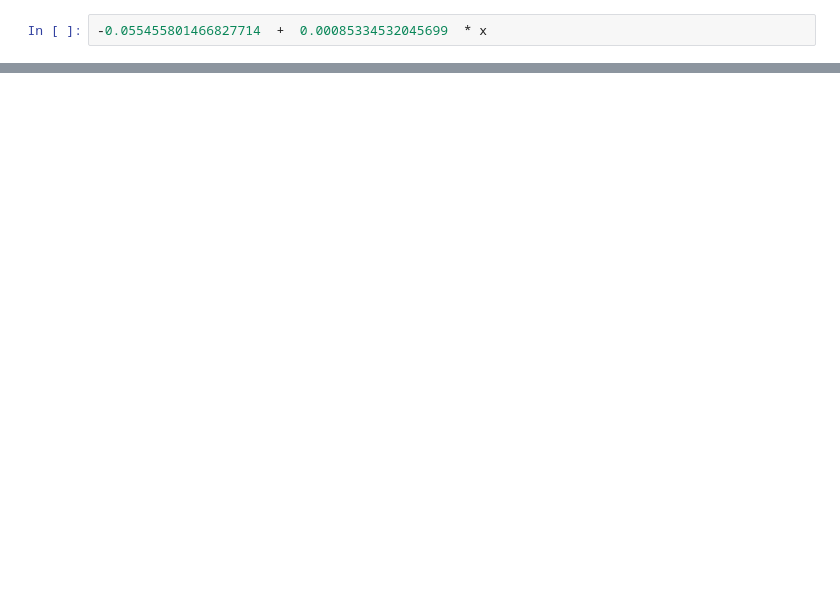
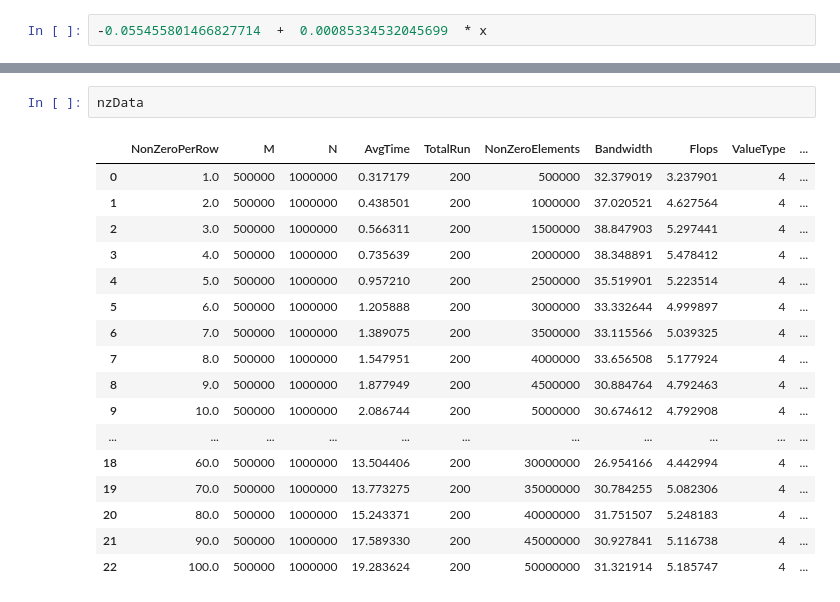
Before and after one commit to marufdsi/Benchmark_SpMV_using_CSR5, a Jupyter notebook: CSR5_SpMV_GPU_Plots.ipynb, the cells around one changed output, grey strips where cells are left out. Saved outputs shown, nothing was run; the diff lists cells and outputs as text; blank space fills up the shorter version.

```diff
--- a/CSR5_SpMV_GPU_Plots.ipynb
+++ b/CSR5_SpMV_GPU_Plots.ipynb
@@ -399,0 +606,20 @@ matrices = [
+# %%
+nzData
+# %% [output]
+|  | NonZeroPerRow | M | N | AvgTime | TotalRun | NonZeroElements | Bandwidth | Flops | ValueType | ... |
+| 0 | 1.0 | 500000 | 1000000 | 0.317179 | 200 | 500000 | 32.379019 | 3.237901 | 4 | ... |
+| 1 | 2.0 | 500000 | 1000000 | 0.438501 | 200 | 1000000 | 37.020521 | 4.627564 | 4 | ... |
+| 2 | 3.0 | 500000 | 1000000 | 0.566311 | 200 | 1500000 | 38.847903 | 5.297441 | 4 | ... |
+| 3 | 4.0 | 500000 | 1000000 | 0.735639 | 200 | 2000000 | 38.348891 | 5.478412 | 4 | ... |
+| 4 | 5.0 | 500000 | 1000000 | 0.957210 | 200 | 2500000 | 35.519901 | 5.223514 | 4 | ... |
+| 5 | 6.0 | 500000 | 1000000 | 1.205888 | 200 | 3000000 | 33.332644 | 4.999897 | 4 | ... |
+| 6 | 7.0 | 500000 | 1000000 | 1.389075 | 200 | 3500000 | 33.115566 | 5.039325 | 4 | ... |
+| 7 | 8.0 | 500000 | 1000000 | 1.547951 | 200 | 4000000 | 33.656508 | 5.177924 | 4 | ... |
+| 8 | 9.0 | 500000 | 1000000 | 1.877949 | 200 | 4500000 | 30.884764 | 4.792463 | 4 | ... |
+| 9 | 10.0 | 500000 | 1000000 | 2.086744 | 200 | 5000000 | 30.674612 | 4.792908 | 4 | ... |
+| ... | ... | ... | ... | ... | ... | ... | ... | ... | ... | ... |
+| 18 | 60.0 | 500000 | 1000000 | 13.504406 | 200 | 30000000 | 26.954166 | 4.442994 | 4 | ... |
+| 19 | 70.0 | 500000 | 1000000 | 13.773275 | 200 | 35000000 | 30.784255 | 5.082306 | 4 | ... |
+| 20 | 80.0 | 500000 | 1000000 | 15.243371 | 200 | 40000000 | 31.751507 | 5.248183 | 4 | ... |
+| 21 | 90.0 | 500000 | 1000000 | 17.589330 | 200 | 45000000 | 30.927841 | 5.116738 | 4 | ... |
+| 22 | 100.0 | 500000 | 1000000 | 19.283624 | 200 | 50000000 | 31.321914 | 5.185747 | 4 | ... |
```
Also changed, not shown: parts of 13 cells of this notebook, 6 other files.
